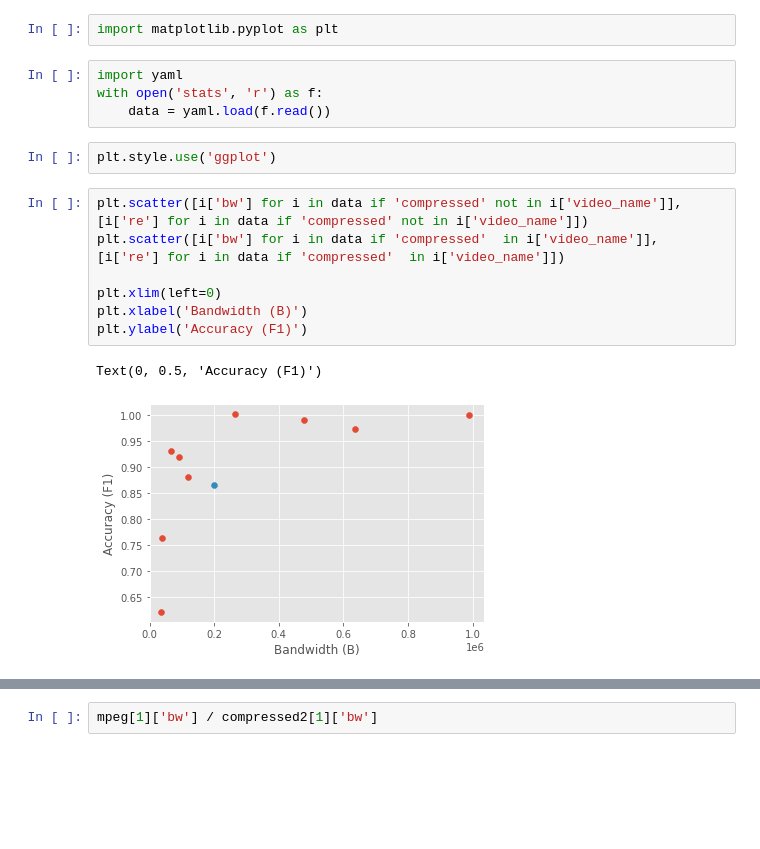
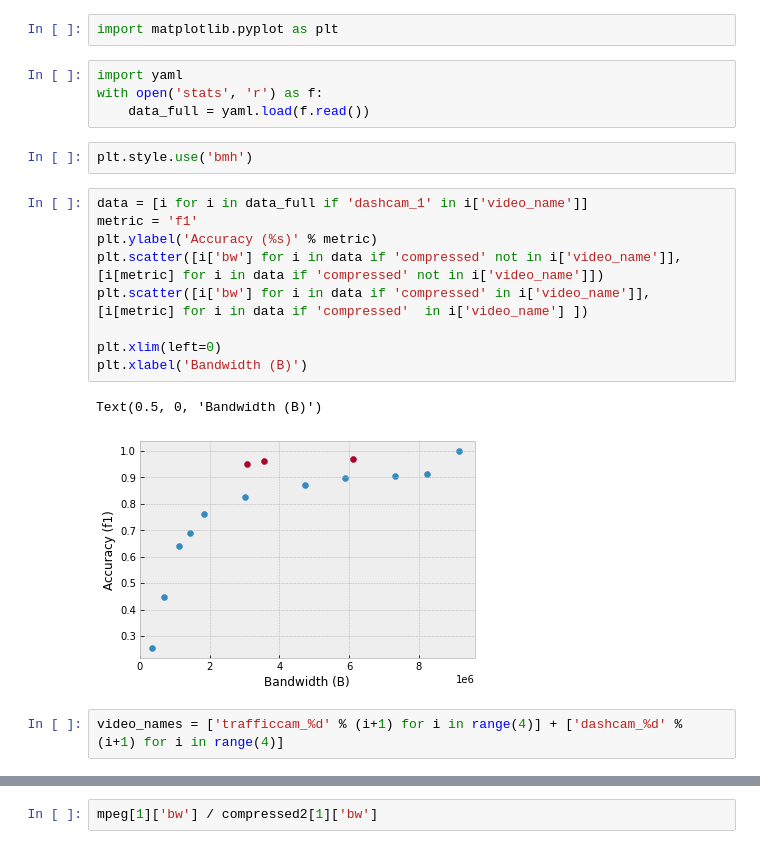
Before and after one commit to KuntaiDu/AccMPEG, a Jupyter notebook: visualize.ipynb, the cells around one changed output, grey strips where cells are left out. Saved outputs shown, nothing was run; the diff lists cells and outputs as text; blank space fills up the shorter version.

```diff
--- a/visualize.ipynb
+++ b/visualize.ipynb
@@ -3,16 +3,20 @@ import matplotlib.pyplot as plt
 # %%
 import yaml
 with open('stats', 'r') as f:
-    data = yaml.load(f.read())
+    data_full = yaml.load(f.read())
 # %%
-plt.style.use('ggplot')
+plt.style.use('bmh')
 # %%
-plt.scatter([i['bw'] for i in data if 'compressed' not in i['video_name']], [i['re'] for i in data if 'compressed' not in i['video_name']])
-plt.scatter([i['bw'] for i in data if 'compressed'  in i['video_name']], [i['re'] for i in data if 'compressed'  in i['video_name']])
+data = [i for i in data_full if 'dashcam_1' in i['video_name']]
+metric = 'f1'
+plt.ylabel('Accuracy (%s)' % metric)
+plt.scatter([i['bw'] for i in data if 'compressed' not in i['video_name']], [i[metric] for i in data if 'compressed' not in i['video_name']])
+plt.scatter([i['bw'] for i in data if 'compressed' in i['video_name']], [i[metric] for i in data if 'compressed'  in i['video_name'] ])
 
 plt.xlim(left=0)
 plt.xlabel('Bandwidth (B)')
-plt.ylabel('Accuracy (F1)')
 # %% [output]
-Text(0, 0.5, 'Accuracy (F1)')
+Text(0.5, 0, 'Bandwidth (B)')
-[figure, old version]
+[figure, new version]
+# %%
+video_names = ['trafficcam_%d' % (i+1) for i in range(4)] + ['dashcam_%d' % (i+1) for i in range(4)]
```
Also changed, not shown: parts of 2 cells of this notebook, 35 other files.
